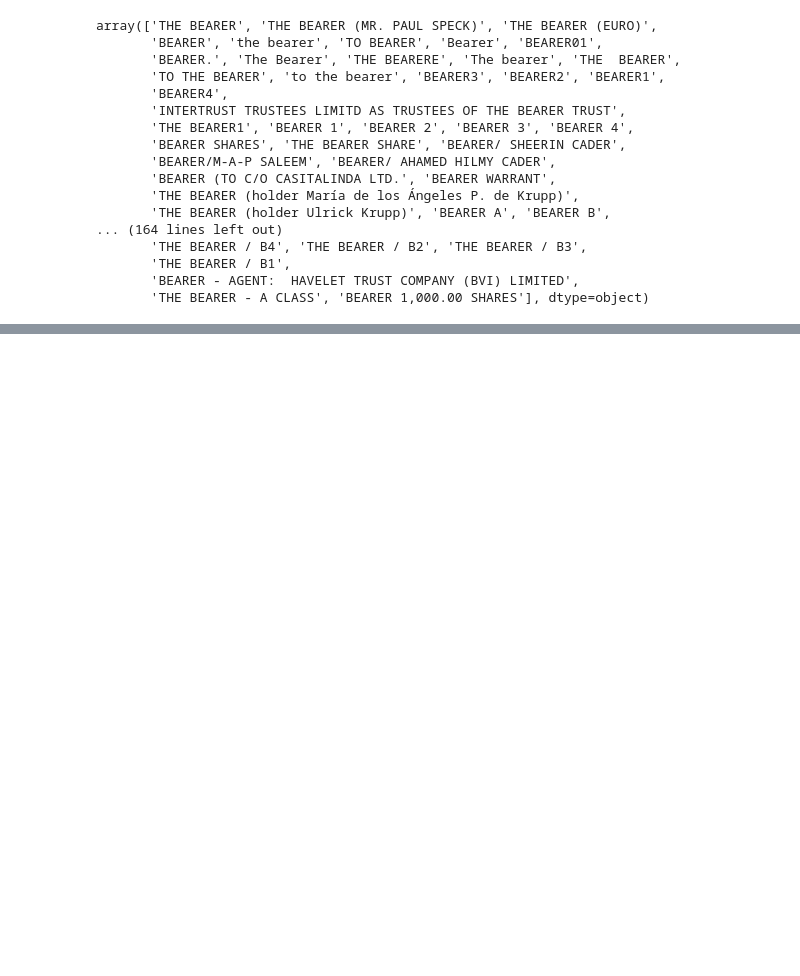
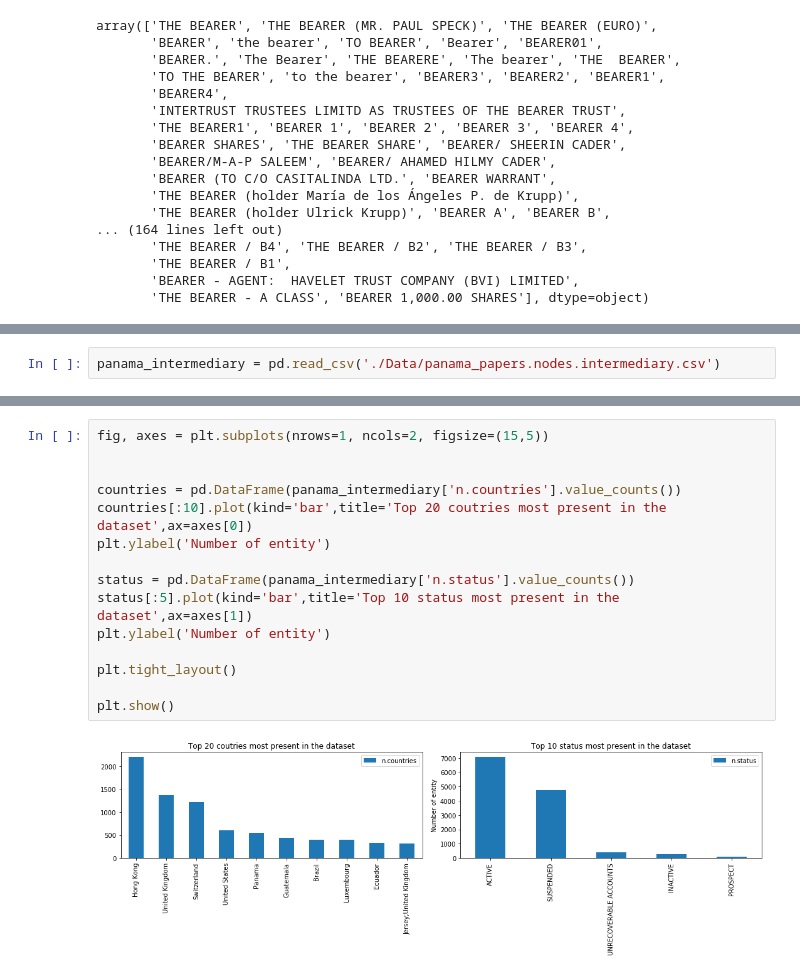
Before and after one commit to Roussaky/ada-EPFL, a Jupyter notebook: project/project.ipynb, the cells around one changed output, grey strips where cells are left out. Drawn from its saved outputs; the diff is of its cells as text; blank space fills up the shorter version.

Commit message:
all data cleaned

```diff
--- a/project/project.ipynb
+++ b/project/project.ipynb
@@ -205,0 +215,2 @@ array(['THE BEARER', 'THE BEARER (MR. PAUL SPECK)', 'THE BEARER (EURO)',
+# %%
+panama_intermediary = pd.read_csv('./Data/panama_papers.nodes.intermediary.csv')
@@ -205,0 +235,17 @@ array(['THE BEARER', 'THE BEARER (MR. PAUL SPECK)', 'THE BEARER (EURO)',
+# %%
+fig, axes = plt.subplots(nrows=1, ncols=2, figsize=(15,5))
+
+
+countries = pd.DataFrame(panama_intermediary['n.countries'].value_counts())
+countries[:10].plot(kind='bar',title='Top 20 coutries most present in the dataset',ax=axes[0])
+plt.ylabel('Number of entity')
+
+status = pd.DataFrame(panama_intermediary['n.status'].value_counts())
+status[:5].plot(kind='bar',title='Top 10 status most present in the dataset',ax=axes[1])
+plt.ylabel('Number of entity')
+
+plt.tight_layout()
+
+plt.show()
+# %% [output]
+[figure, added]
```
Also changed, not shown: parts of 25 cells of this notebook.
